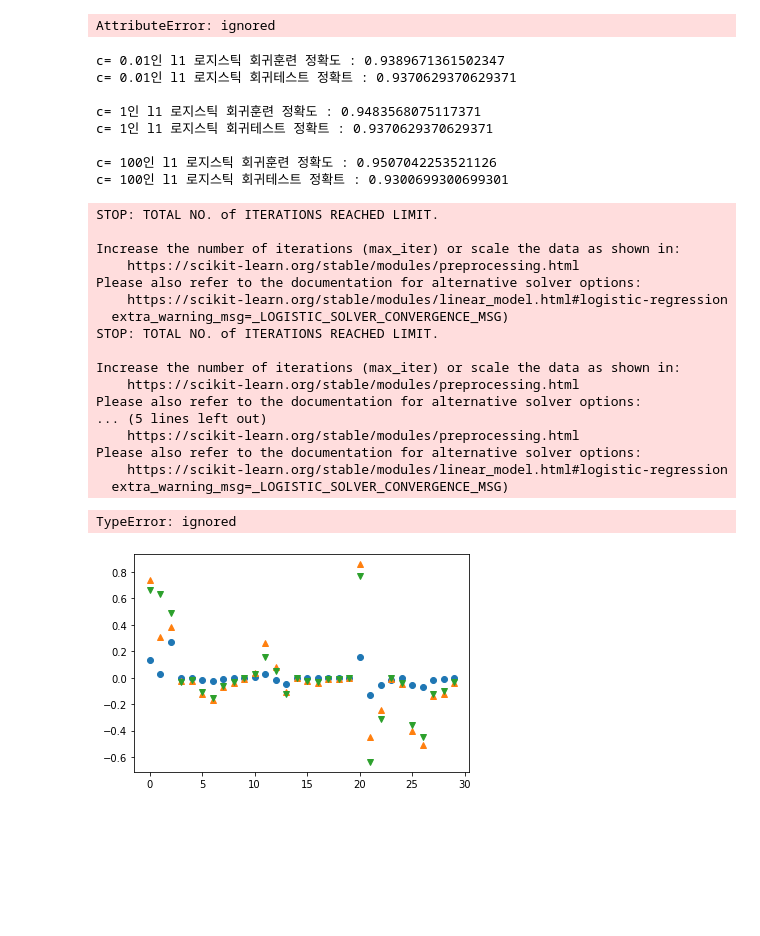
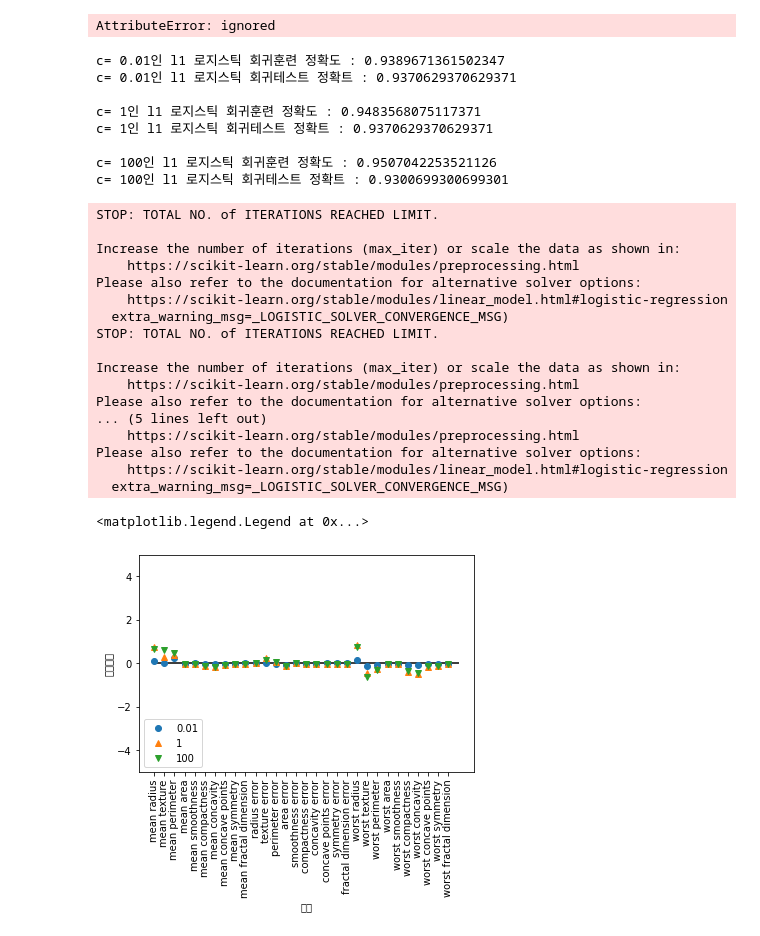
Before and after one commit to 951237/ai_graduate, a Jupyter notebook: 210709_머신러닝_분류용_선형모델_LogisticRegression.ipynb, the cells around one changed output. Saved outputs shown, nothing was run; the diff lists cells and outputs as text; code cells hidden in the pictures; blank space fills up the shorter version.

```diff
--- a/210709_머신러닝_분류용_선형모델_LogisticRegression.ipynb
+++ b/210709_머신러닝_분류용_선형모델_LogisticRegression.ipynb
@@ -54,37 +54,37 @@ for c, marker in zip([0.01, 1, 100], ['o', '^', 'v']):
 
 	plt.plot(lr_l1.coef_.T, marker, label = c)
 
-plt.xticks(range(cancer.data.shape[1], cancer.feature_names, rotation=90))
+plt.xticks(range(cancer.data.shape[1]), cancer.feature_names, rotation=90)
 plt.hlines(0,0, cancer.data.shape[1])
 plt.xlabel("특성")
 plt.ylabel("계수크기")
 plt.ylim(-5, 5)
 plt.legend(loc=3)
 # %% [output]
 c= 0.01인 l1 로지스틱 회귀훈련 정확도 : 0.9389671361502347
 c= 0.01인 l1 로지스틱 회귀테스트 정확트 : 0.9370629370629371
 
 c= 1인 l1 로지스틱 회귀훈련 정확도 : 0.9483568075117371
 c= 1인 l1 로지스틱 회귀테스트 정확트 : 0.9370629370629371
 
 c= 100인 l1 로지스틱 회귀훈련 정확도 : 0.9507042253521126
 c= 100인 l1 로지스틱 회귀테스트 정확트 : 0.9300699300699301
 STOP: TOTAL NO. of ITERATIONS REACHED LIMIT.
 
 Increase the number of iterations (max_iter) or scale the data as shown in:
     https://scikit-learn.org/stable/modules/preprocessing.html
 Please also refer to the documentation for alternative solver options:
     https://scikit-learn.org/stable/modules/linear_model.html#logistic-regression
   extra_warning_msg=_LOGISTIC_SOLVER_CONVERGENCE_MSG)
 STOP: TOTAL NO. of ITERATIONS REACHED LIMIT.
 
 Increase the number of iterations (max_iter) or scale the data as shown in:
     https://scikit-learn.org/stable/modules/preprocessing.html
 Please also refer to the documentation for alternative solver options:
 ... (5 lines left out)
     https://scikit-learn.org/stable/modules/preprocessing.html
 Please also refer to the documentation for alternative solver options:
     https://scikit-learn.org/stable/modules/linear_model.html#logistic-regression
   extra_warning_msg=_LOGISTIC_SOLVER_CONVERGENCE_MSG)
-TypeError: ignored
+<matplotlib.legend.Legend at 0x...>
-[figure, old version]
+[figure, new version]
```
